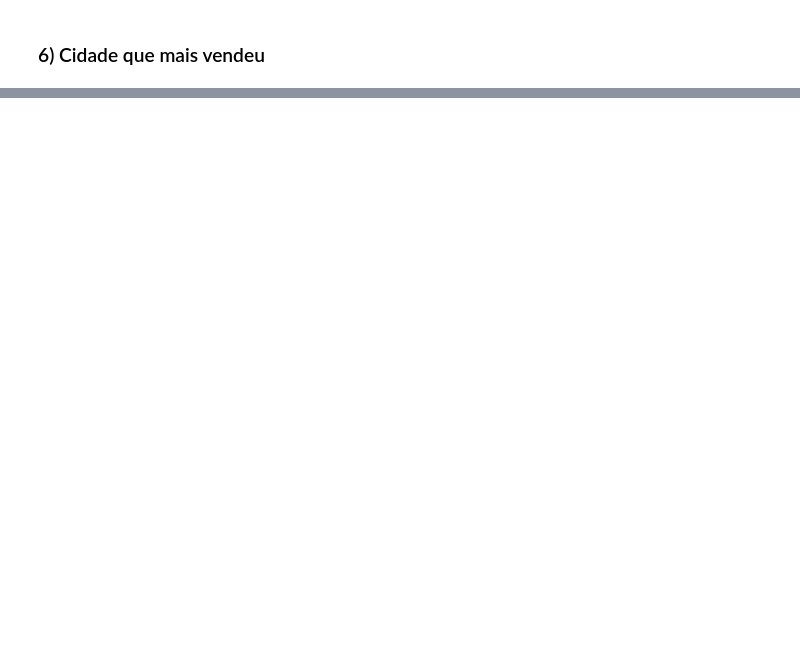
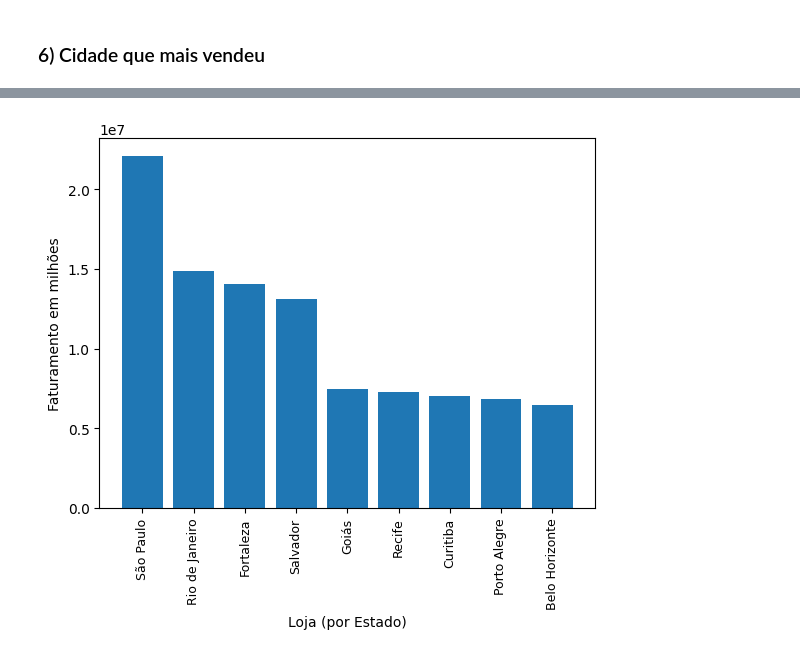
Before and after one commit to FilipeCamara/analise-de-vendas, a Jupyter notebook: sales-analysis.ipynb, the cells around one changed output, grey strips where cells are left out. Cells and saved outputs as stored; diff of their text form; code cells hidden in the pictures; blank space fills up the shorter version.

```diff
--- a/sales-analysis.ipynb
+++ b/sales-analysis.ipynb
@@ -160,2 +160,6 @@ faturamento.head()
 # %% [markdown]
 ### 6) Cidade que mais vendeu
+# %%
+mv_cidade = uni_tabela_vendas.groupby(['Loja'], as_index= False).sum(['Faturamento']).sort_values(by= 'Faturamento', ascending= False)
+
+mv_cidade[['Loja', 'Faturamento']]
@@ -161,0 +177,12 @@ faturamento.head()
+# %%
+import matplotlib.pyplot as plt
+
+cidades = [city for city, df in mv_cidade.groupby('Loja')]
+
+plt.bar(mv_cidade['Loja'], mv_cidade['Faturamento'])
+plt.ylabel('Faturamento em milhões')
+plt.xlabel('Loja (por Estado)')
+plt.xticks(cidades, rotation= 'vertical', size= 9)
+plt.show()
+# %% [output]
+[figure, added]
```
Also changed, not shown: parts of 11 cells of this notebook.
